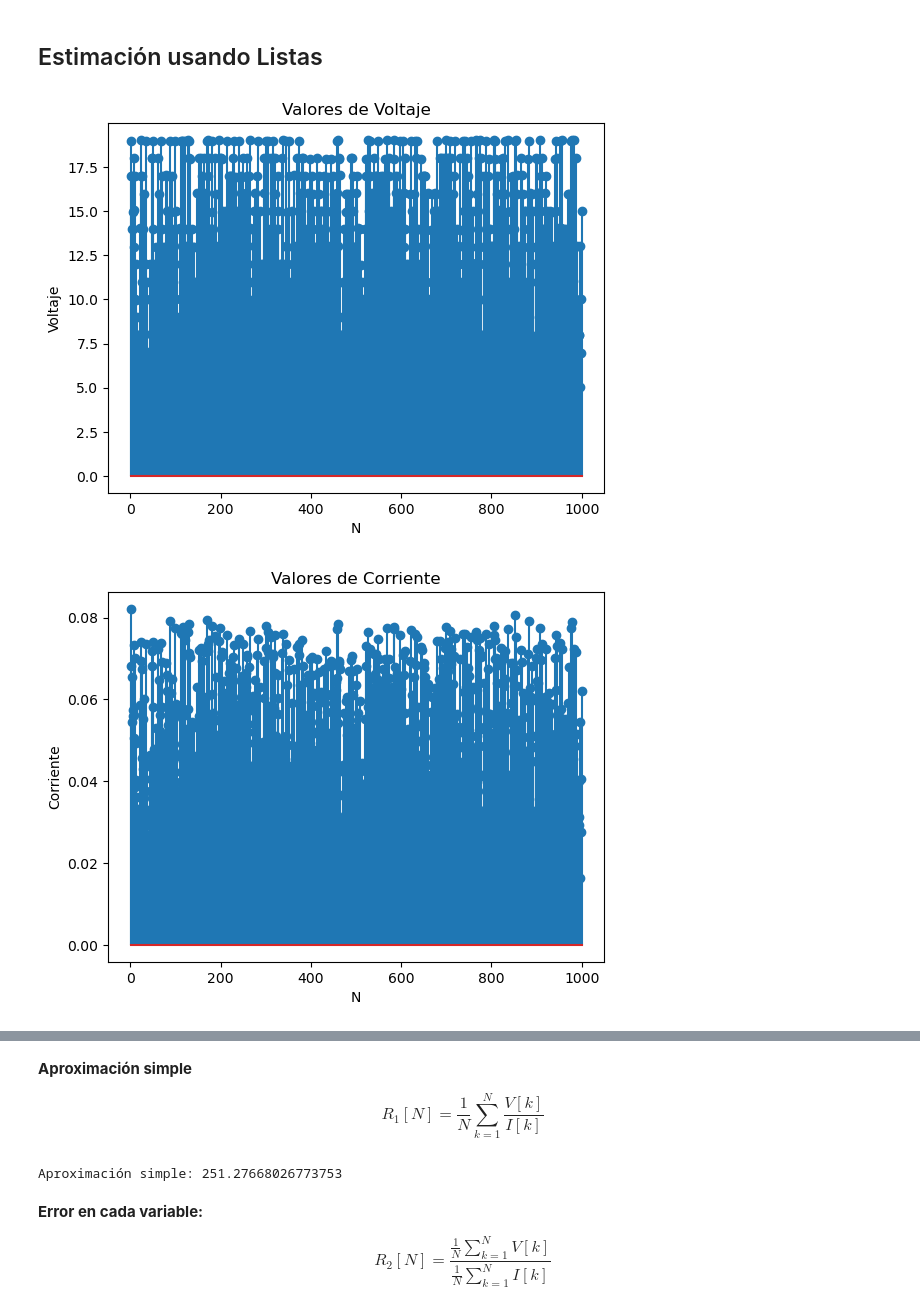
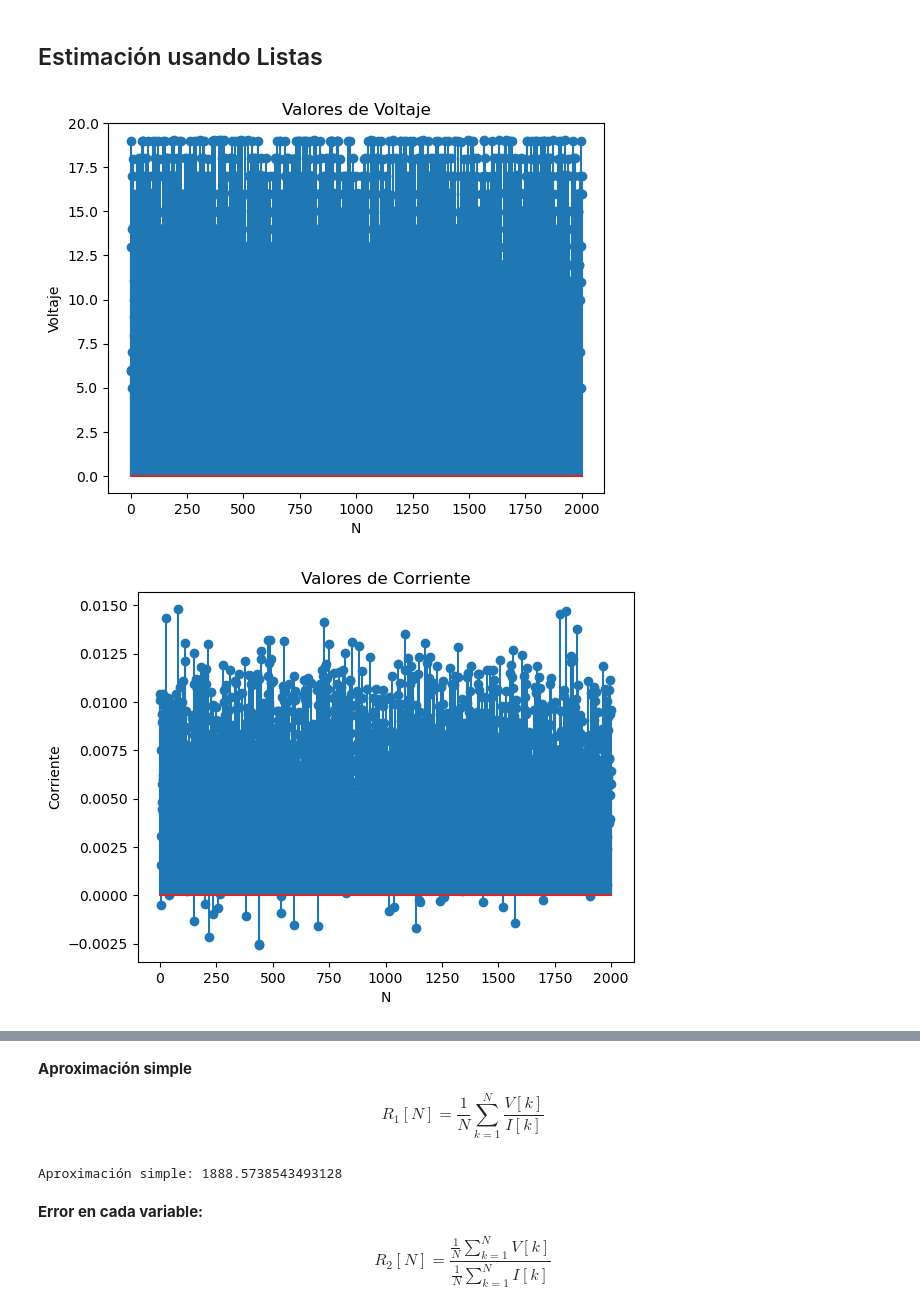
Before and after one commit to jairocuellar/System_identification, a Jupyter notebook: class_03_01.ipynb, the cells around one changed output, grey strips where cells are left out. Cells and saved outputs as stored; diff of their text form; code cells hidden in the pictures.

```diff
--- a/class_03_01.ipynb
+++ b/class_03_01.ipynb
@@ -85,46 +85,46 @@ R_3[N] = \frac{\frac{1}{N}\sum_{k=1}^{N}I[k] \cdot V[k]}{\frac{1}{N}\sum_{k=1}^{
 # Datos a utilizar señales vk, ik, N (numero de muestras)
 vk = []
 ik = []
-N = 1000
+N = 2000
 
 # Variables necesarias para el proceso
 Nk = []
 V_p = I_p = P_p = k = 0;
 R1 = R2 = R3 = 0;
+
 # Se supone que Rv es desconocido, pero para garantizar que el ejercicio tenga coherencia
 # debemos definirlo de forma aleatoria para luego simplemente decir que I=V/R
-#Rv = random.randrange(100,2000);
-Rv = 250
+
+Rv = random.randrange(100,2000);
 
 for k in range(N):
     Nk.append(k+1)
     vk.append(random.randrange(5,20))
     ik.append((vk[k]/Rv))
 
 e1 = np.random.normal(0,0.02,size=N)
 e2 = np.random.normal(0,0.002,size=N)
 
 vk = vk + e1
 ik = ik + e2
 
 plt.stem(Nk,vk)
 plt.xlabel('N')
 plt.ylabel('Voltaje')
 plt.title('Valores de Voltaje')
 plt.show()
 
 plt.stem(Nk,ik)
 plt.xlabel('N')
 plt.ylabel('Corriente')
 plt.title('Valores de Corriente')
 plt.show()
 
 plt.scatter(ik,vk)
 plt.xlabel('Corriente')
 plt.ylabel('Voltaje')
 plt.title('Dispersión V vs I')
 plt.show()
-vk
 # %% [output]
-[figure, old version]
+[figure, new version]
-[figure, old version]
+[figure, new version]
@@ -165,7 +148,7 @@ R1 = R1/N
 
 print("Aproximación simple: "+str(R1))
 # %% [output]
-Aproximación simple: 251.27668026773753
+Aproximación simple: 1888.5738543493128
 # %% [markdown]
 **Error en cada variable:**
 
```
Also changed, not shown: parts of 7 cells of this notebook, 7 other files.
